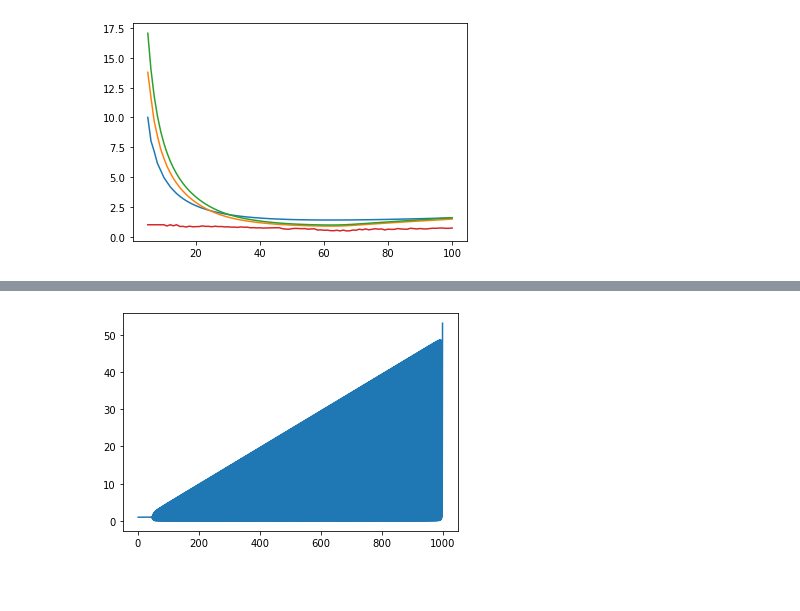
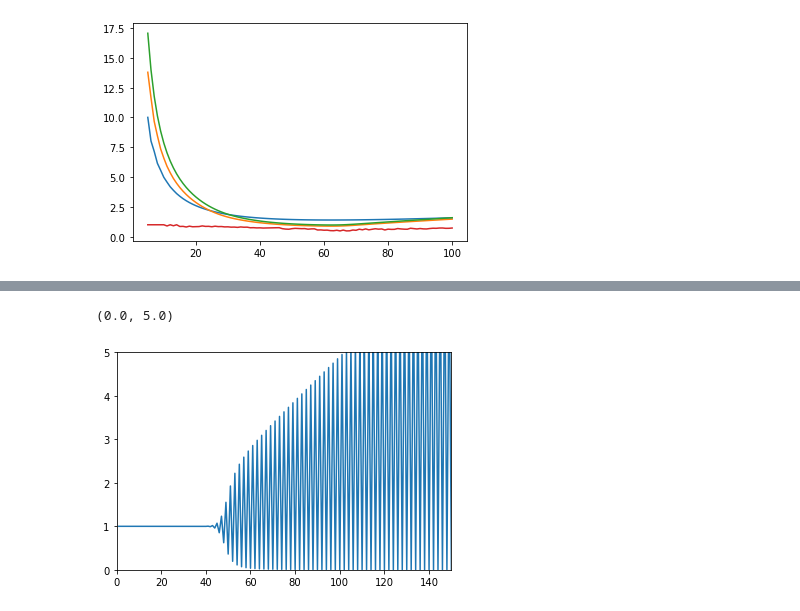
Before and after one commit to Rittik03/Quantum-Mechanics-With-Python, a Jupyter notebook: jupyter.ipynb, the cells around one changed output, grey strips where cells are left out. Saved outputs shown, nothing was run; the diff lists cells and outputs as text; code cells hidden in the pictures; blank space fills up the shorter version.

```diff
--- a/jupyter.ipynb
+++ b/jupyter.ipynb
@@ -46,14 +50,14 @@ def T_with_fourier_transform(n,del_x):
 def del_x(div):
     del_x = np.zeros(div)
     E_list = np.empty(div)
-    E_list = E_psi(div)
+    E_list = E_solv(div)
     for i in range(1,div):
         del_x[i-1] = E_list[i] - E_list[i-1]
     del_x = np.delete(del_x, -1)
     return del_x
 def mean_del_x(div):
     mean_list = np.empty(div)
-    mean_list = E_psi(div)
+    mean_list = E_solv(div)
     sum = 0
     for i in range(1,div):
         del_x = mean_list[i] - mean_list[i-1]
@@ -62,7 +66,7 @@ def mean_del_x(div):
     return mean
 def std_dev(div):
     E_lst = np.empty(div)
-    E_lst = E_psi(div)
+    E_lst = E_solv(div)
     del_x = np.zeros(div)
     mean_del_x_ = mean_del_x(div)
     del_x_dev = np.zeros(div)
@@ -77,7 +81,7 @@ def std_dev(div):
     return std_dev
 def std_dev_actual(div):
     E_lst = np.empty(div)
-    E_lst = E_psi(div)
+    E_lst = E_solv(div)
     del_x = np.zeros(div)
     del_x_dev = np.zeros(div)
     sqrd_sum = 0
@@ -157,4 +185,7 @@ plt_del_x_spc_div(10)
-# %%
-plt_del_x_spc_div(1000)
-# %% [output]
-[figure, removed]
+# %%
+plt_del_x_spc_div(1000)
+mlt.xlim(0,150)
+mlt.ylim(0,5)
+# %% [output]
+(0.0, 5.0)
+[figure, added]
```
Also changed, not shown: parts of 5 cells of this notebook.
